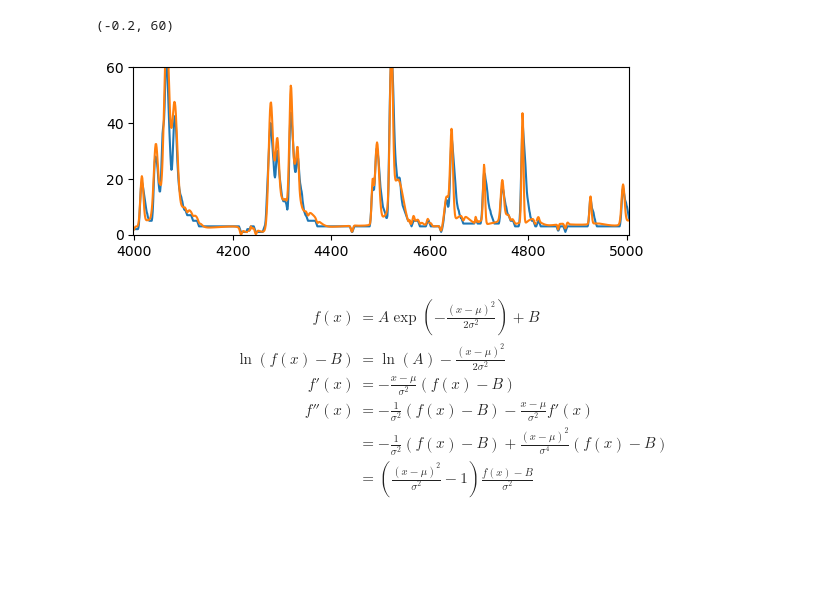
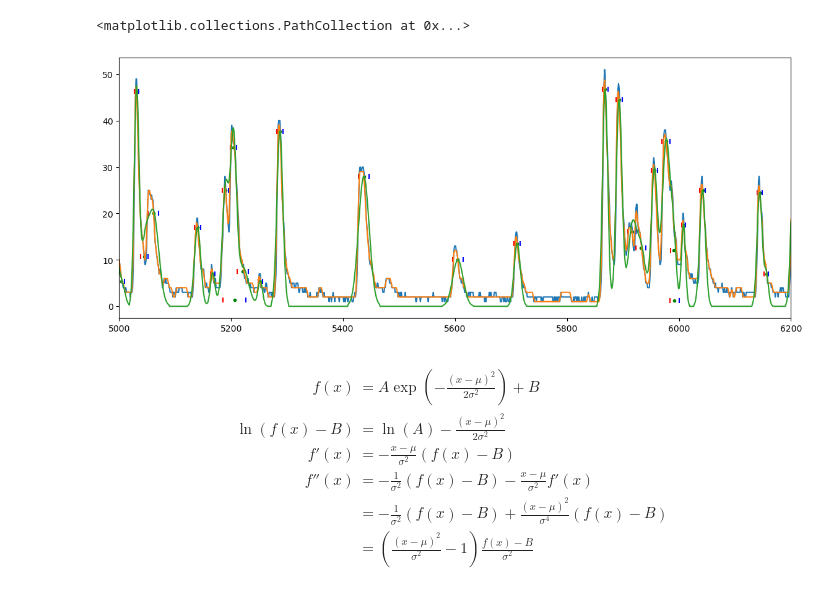
Before and after one commit to Modularius/supermusr-data-pipeline, a Jupyter notebook: trace-to-dsp-events/jupyter.ipynb, the cells around one changed output. Drawn from its saved outputs; the diff is of its cells as text; code cells hidden in the pictures; blank space fills up the shorter version.

```diff
--- a/trace-to-dsp-events/jupyter.ipynb
+++ b/trace-to-dsp-events/jupyter.ipynb
@@ -34,41 +34,41 @@ def get_event_file(filename, I):
     tokens = [e for e in tokens if e[2] > 0]
     #tokens = [e for e in tokens if abs(e[2]) > 2]
     x = [e[0] for e in tokens]
     y = [e[1] for e in tokens]
     x1 = [e[0] - e[2] for e in tokens]
     x2 = [e[0] + e[2] for e in tokens]
     return (x,y,x1,x2)
 
 
 
-I = (3999,5005)
+I = (5000,6200)
 
 (x,y) = get_trace_file('Saves/output_baselined.csv',I)
+plt.figure(figsize = (14,12))
 plt.subplot(2,1,1)
 plt.xlim(I)
-#plt.plot(x,y)
+plt.plot(x,y)
 
 (x,y) = get_trace_file('Saves/output_smoothed.csv',I)
 plt.subplot(2,1,1)
 plt.xlim(I)
 plt.plot(x,y)
 
 (x,y) = get_trace_file('Saves/output_simulated.csv',I)
 plt.subplot(2,1,1)
 plt.xlim(I)
 plt.plot(x,y)
 
 
 (x4,y4,x14,x24) = get_event_file('Saves/output_pulse.csv',I)
 plt.subplot(2,1,1)
 plt.xlim(I)
-plt.ylim((-0.2,60))
-#plt.scatter(x14,y4,marker='|',color='r')
-#plt.scatter(x4,y4,marker='.',color='g')
-#plt.scatter(x24,y4,marker='|',color='b')
+plt.scatter(x14,y4,marker='|',color='r')
+plt.scatter(x4,y4,marker='.',color='g')
+plt.scatter(x24,y4,marker='|',color='b')
 # %% [output]
-(-0.2, 60)
+<matplotlib.collections.PathCollection at 0x...>
-[figure, old version]
+[figure, new version]
 # %%
 f = open('trace2.csv')
 vals = [int(e) for e in f.readline().split(',')[:-1]]
```
Also changed, not shown: 33 other files.
